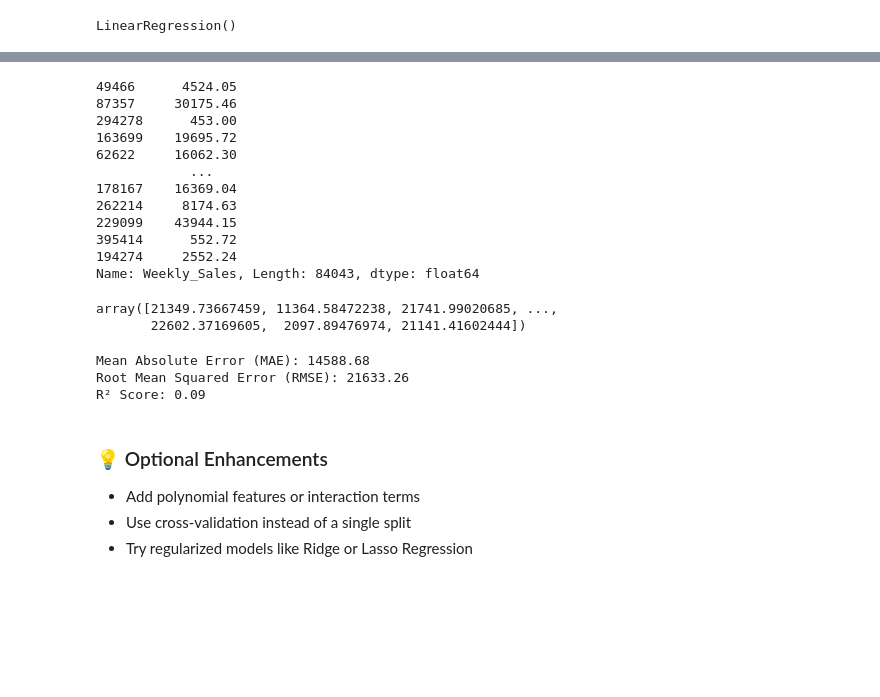
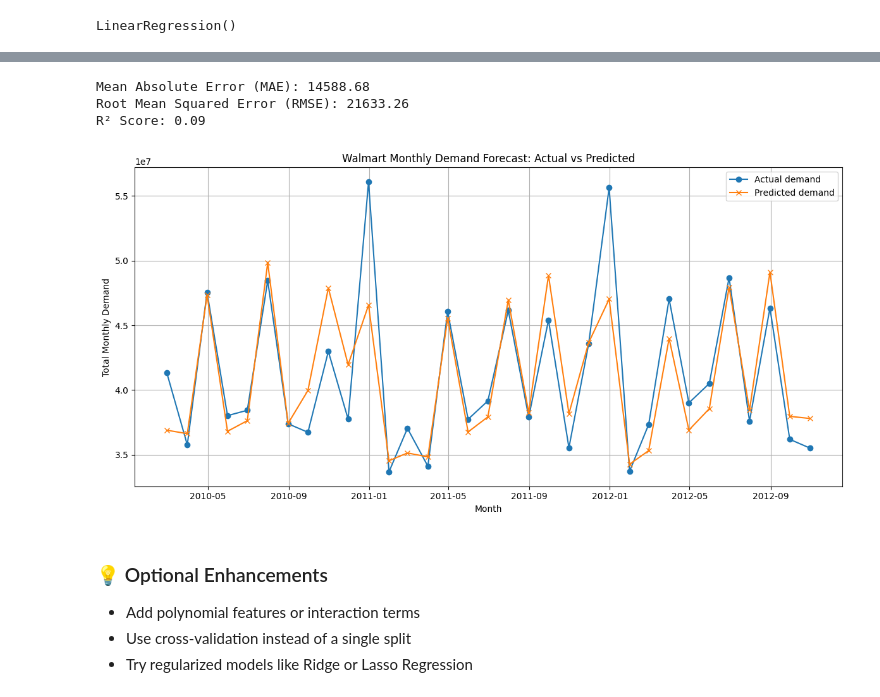
Before and after one commit to saikisri97/Optimisation, a Jupyter notebook: For_AI_Lecture/code/walmart_sales_regression_kaggle_adapted.ipynb, the cells around one changed output, grey strips where cells are left out. Saved outputs shown, nothing was run; the diff lists cells and outputs as text; code cells hidden in the pictures; blank space fills up the shorter version.

```diff
--- a/For_AI_Lecture/code/walmart_sales_regression_kaggle_adapted.ipynb
+++ b/For_AI_Lecture/code/walmart_sales_regression_kaggle_adapted.ipynb
@@ -69,23 +53,3 @@ X_test
-# %%
-y_test
-# %% [output]
-49466      4524.05
-87357     30175.46
-294278      453.00
-163699    19695.72
-62622     16062.30
-            ...
-178167    16369.04
-262214     8174.63
-229099    43944.15
-395414      552.72
-194274     2552.24
-Name: Weekly_Sales, Length: 84043, dtype: float64
-# %%
-y_pred
-# %% [output]
-array([21349.73667459, 11364.58472238, 21741.99020685, ...,
-       22602.37169605,  2097.89476974, 21141.41602444])
 # %%
 # --- Evaluate the Model ---
 mae = mean_absolute_error(y_test, y_pred)
@@ -100,25 +64,29 @@ Mean Absolute Error (MAE): 14588.68
 Root Mean Squared Error (RMSE): 21633.26
 R² Score: 0.09
 # %%
-# --- Visualize Time Series: Actual vs Predicted Weekly Sales ---
-# Add dates from test set back to align with predictions
+# --- Visualize Monthly Aggregated Actual vs Predicted Demand ---
 date_series = df.loc[X_test.index, 'Date']
 result_df = pd.DataFrame({
     'Date': pd.to_datetime(date_series),
-    'Actual_Sales': y_test,
-    'Predicted_Sales': y_pred
+    'Actual_demand': y_test,
+    'Predicted_demand': y_pred
 }).sort_values('Date')
 
+# Resample to monthly by summing demand
+monthly_df = result_df.set_index('Date').resample('M').sum().reset_index()
+
 plt.figure(figsize=(12, 6))
-plt.plot(result_df['Date'], result_df['Actual_Sales'], label='Actual Sales', alpha=0.7)
-plt.plot(result_df['Date'], result_df['Predicted_Sales'], label='Predicted Sales', alpha=0.7)
-plt.xlabel("Date (Week)")
-plt.ylabel("Weekly Sales")
-plt.title("Walmart Weekly Sales Forecast: Actual vs Predicted")
+plt.plot(monthly_df['Date'], monthly_df['Actual_demand'], label='Actual demand', marker='o')
+plt.plot(monthly_df['Date'], monthly_df['Predicted_demand'], label='Predicted demand', marker='x')
+plt.xlabel("Month")
+plt.ylabel("Total Monthly Demand")
+plt.title("Walmart Monthly Demand Forecast: Actual vs Predicted")
 plt.legend()
 plt.grid(True)
 plt.tight_layout()
 plt.show()
+# %% [output]
+[figure, added]
 # %% [markdown]
 ### 💡 Optional Enhancements
 - Add polynomial features or interaction terms
```
Also changed, not shown: parts of 4 cells of this notebook, 2 other files.
